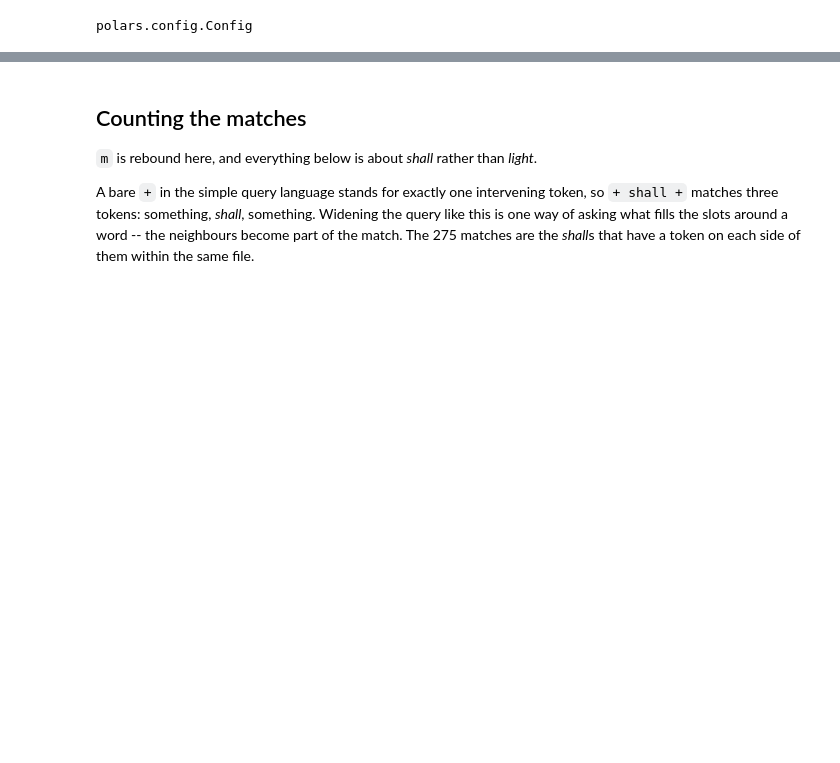
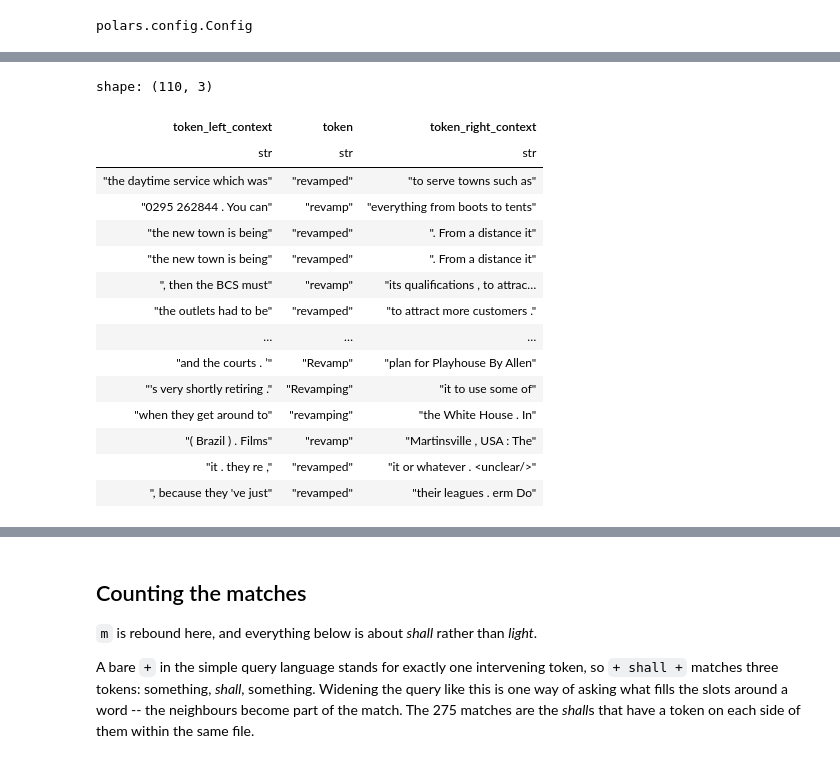
Before and after one commit to rmalouf/polars_corpus, a Jupyter notebook: docs/notebooks/concordance.ipynb, the cells around one changed output, grey strips where cells are left out. Cells and saved outputs as stored; diff of their text form; code cells hidden in the pictures; blank space fills up the shorter version.

```diff
--- a/docs/notebooks/concordance.ipynb
+++ b/docs/notebooks/concordance.ipynb
@@ -79,0 +64,20 @@ shape: (2, 4)
+# %%
+m = plc.search(c, "{revamp/V}")
+m.concordance(window=5, as_str=True)
+# %% [output]
+shape: (110, 3)
+| token_left_context | token | token_right_context |
+| str | str | str |
+| "the daytime service which was" | "revamped" | "to serve towns such as" |
+| "0295 262844 . You can" | "revamp" | "everything from boots to tents" |
+| "the new town is being" | "revamped" | ". From a distance it" |
+| "the new town is being" | "revamped" | ". From a distance it" |
+| ", then the BCS must" | "revamp" | "its qualifications , to attrac… |
+| "the outlets had to be" | "revamped" | "to attract more customers ." |
+| … | … | … |
+| "and the courts . ’" | "Revamp" | "plan for Playhouse By Allen" |
+| "'s very shortly retiring ." | "Revamping" | "it to use some of" |
+| "when they get around to" | "revamping" | "the White House . In" |
+| "( Brazil ) . Films" | "revamp" | "Martinsville , USA : The" |
+| "it . they re ," | "revamped" | "it or whatever . <unclear/>" |
+| ", because they 've just" | "revamped" | "their leagues . erm Do" |
```
Also changed, not shown: parts of 30 cells of this notebook, 3 other files.
